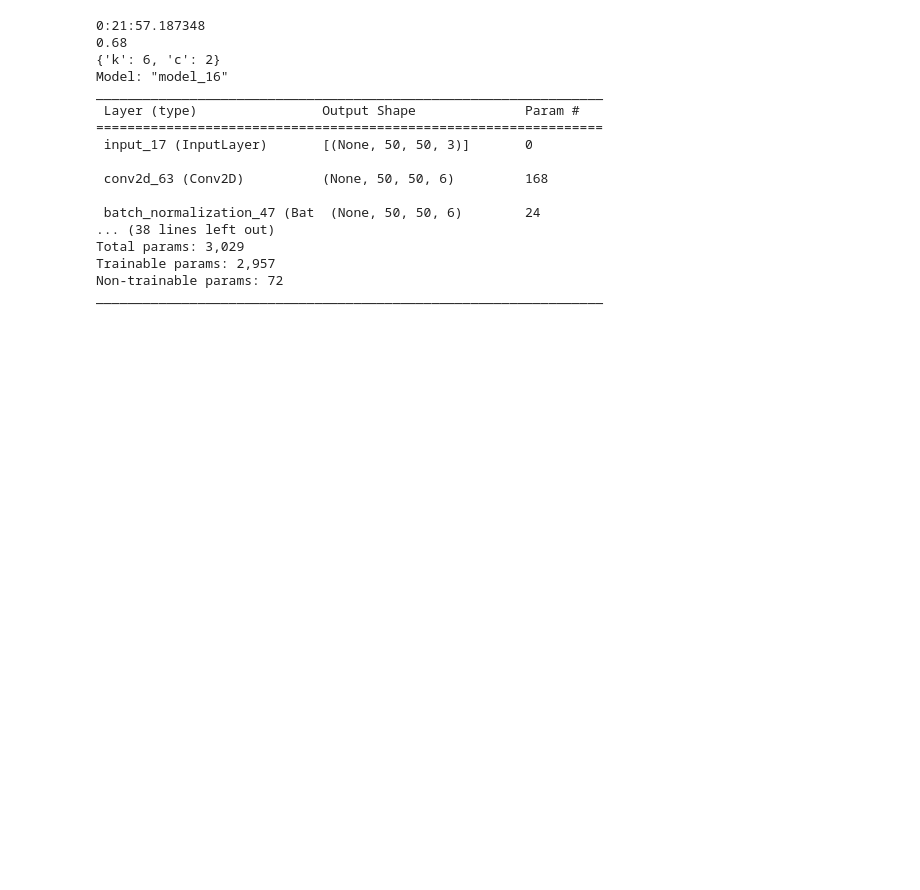
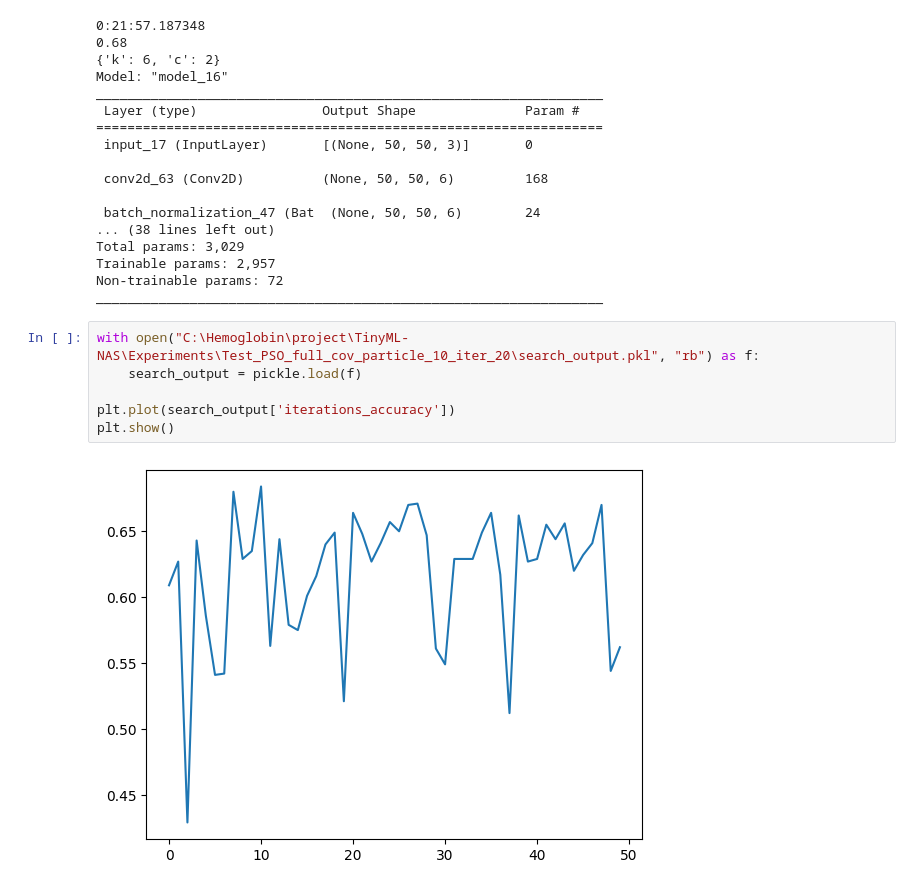
Before and after one commit to jimmoi/TinyML-NAS, a Jupyter notebook: Komi-san/visulize.ipynb, the cells around one changed output. Cells and saved outputs as stored; diff of their text form; blank space fills up the shorter version.

```diff
--- a/Komi-san/visulize.ipynb
+++ b/Komi-san/visulize.ipynb
@@ -95,3 +95,11 @@ Total params: 3,029
 Trainable params: 2,957
 Non-trainable params: 72
 _________________________________________________________________
+# %%
+with open("C:\Hemoglobin\project\TinyML-NAS\Experiments\Test_PSO_full_cov_particle_10_iter_20\search_output.pkl", "rb") as f:
+    search_output = pickle.load(f)
+
+plt.plot(search_output['iterations_accuracy'])
+plt.show()
+# %% [output]
+[figure, added]
```
Also changed, not shown: parts of 1 cell of this notebook, 5 other files.
